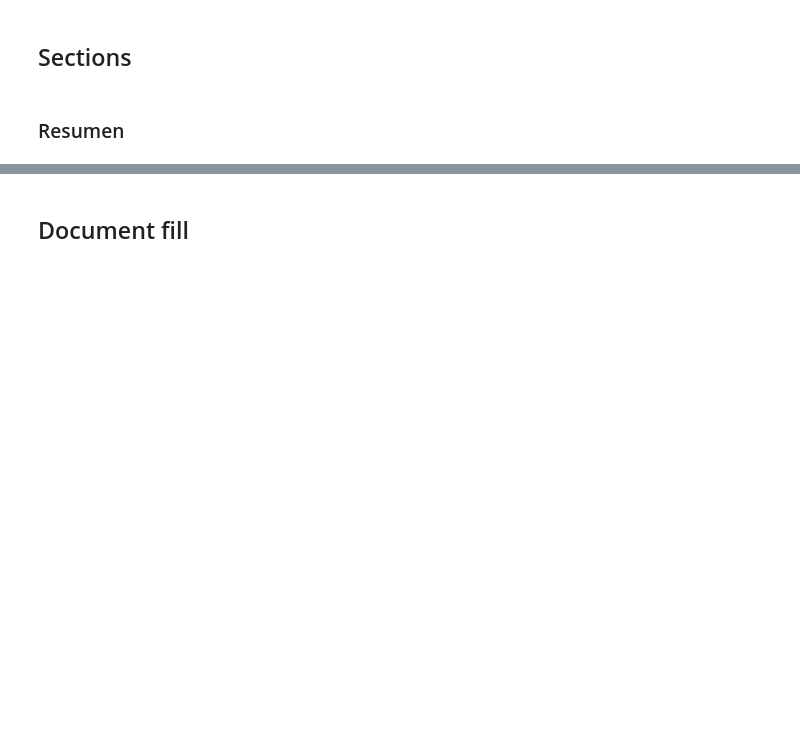
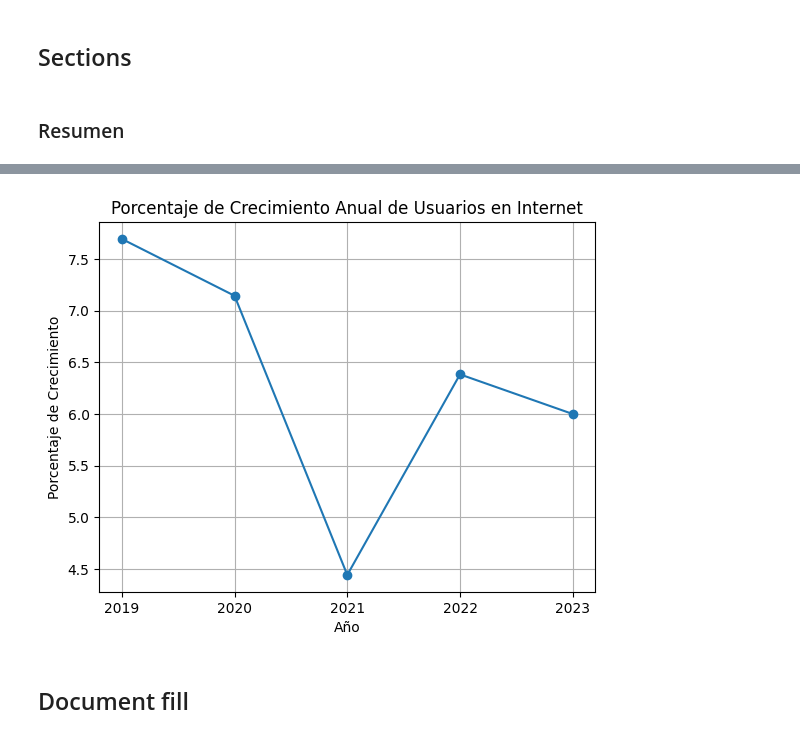
Before and after one commit to Erickype/CiscoAnualInternetReport, a Jupyter notebook: CiscoAnualReport.ipynb, the cells around one changed output, grey strips where cells are left out. Cells and saved outputs as stored; diff of their text form; code cells hidden in the pictures; blank space fills up the shorter version.

```diff
--- a/CiscoAnualReport.ipynb
+++ b/CiscoAnualReport.ipynb
@@ -72,2 +108,22 @@ resumen.text = "La empresa Cisco presenta el reporte anual de internet que muest
+# %%
+growth_rates = [((users[i] - users[i - 1]) / users[i - 1]) * 100 for i in range(1, len(users))]
+
+plt.clf()
+# Crear el gráfico
+plt.plot(years[1:], growth_rates, marker='o', linestyle='-')
+plt.title('Porcentaje de Crecimiento Anual de Usuarios en Internet')
+plt.xlabel('Año')
+plt.ylabel('Porcentaje de Crecimiento')
+plt.grid(True)
+
+# Guardar la figura
+plt.savefig(intAdoption.growthName)
+
+intAdoption.growthPath = GetFigurePath(intAdoption.growthName)
+
+# Mostrar el gráfico
+plt.show()
+# %% [output]
+[figure, added]
 # %% [markdown]
 ## Document fill
```
Also changed, not shown: parts of 8 cells of this notebook.
